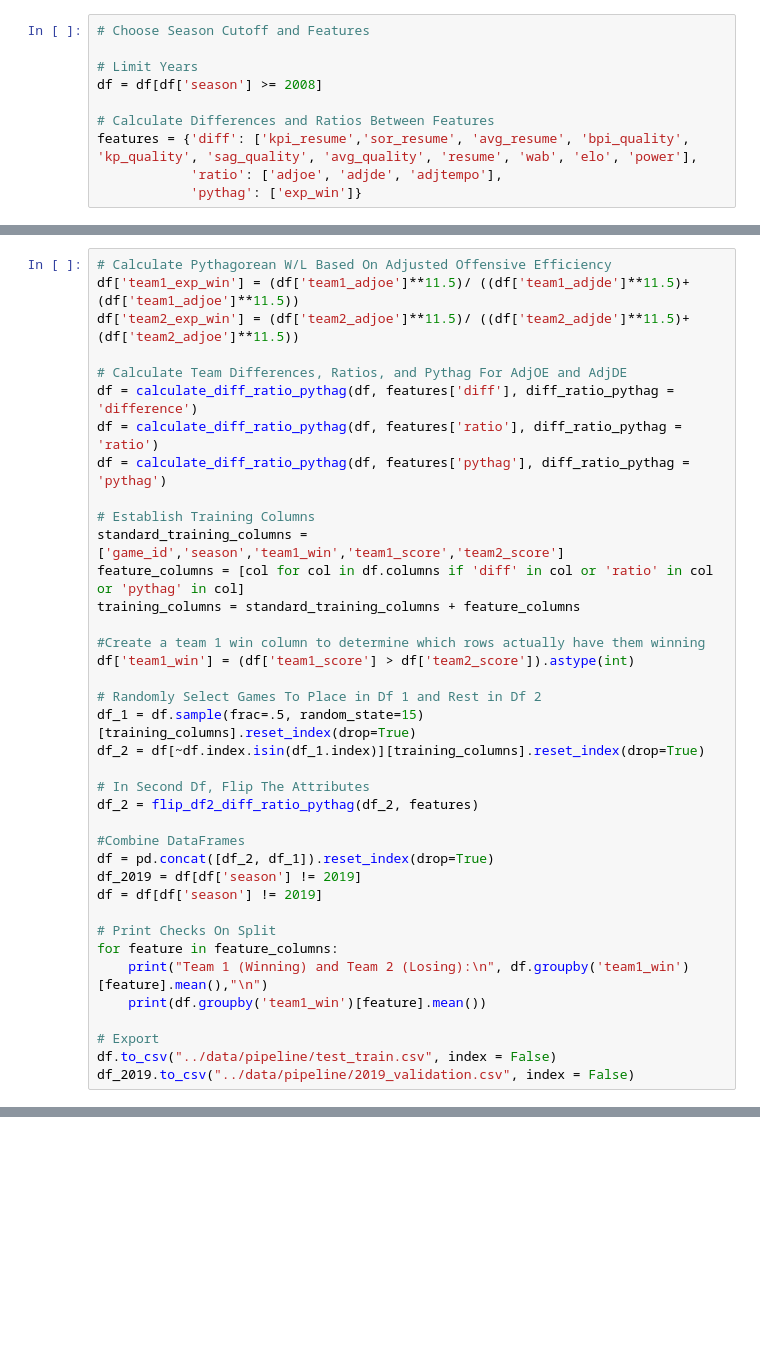
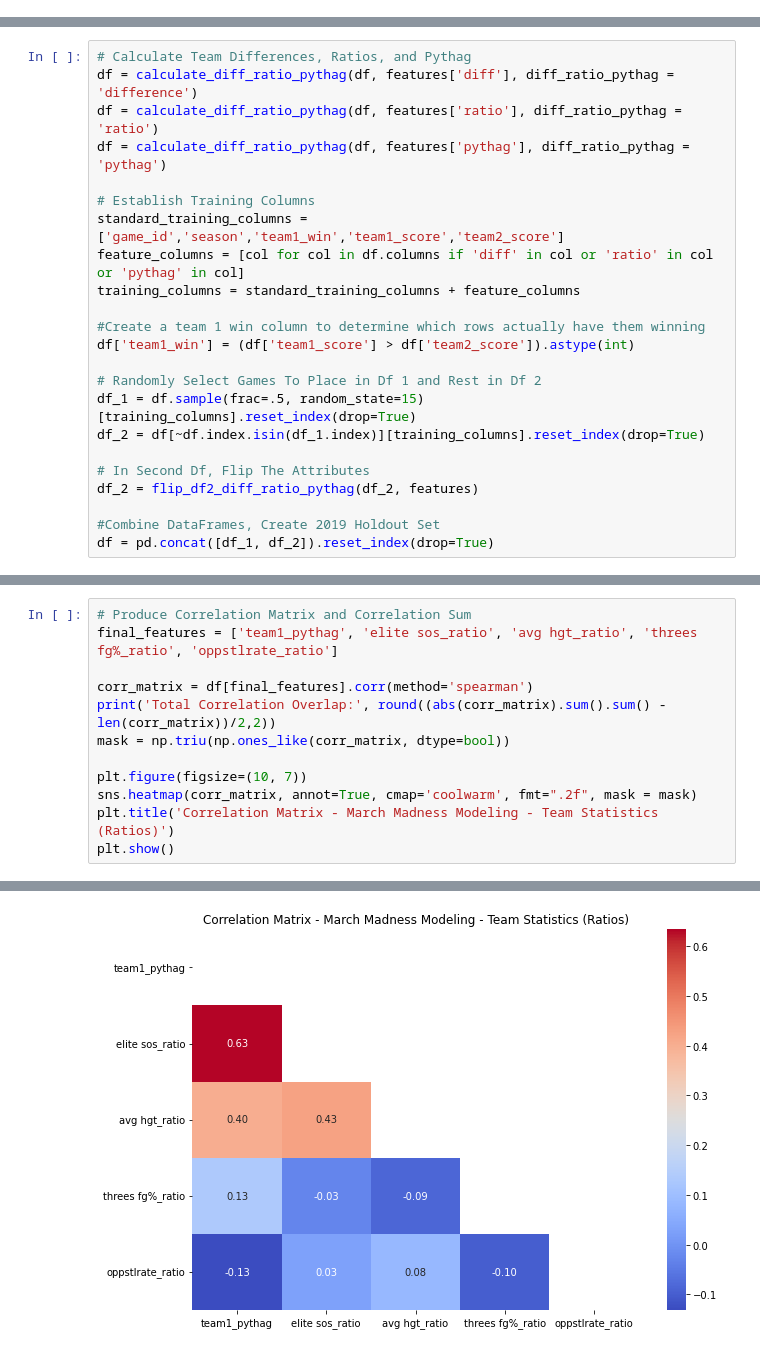
Before and after one commit to peterlmajors/The_Perfect_Bracket, a Jupyter notebook: exploration/feature_creation.ipynb, the cells around one changed output, grey strips where cells are left out. Saved outputs shown, nothing was run; the diff lists cells and outputs as text; blank space fills up the shorter version.

```diff
--- a/exploration/feature_creation.ipynb
+++ b/exploration/feature_creation.ipynb
@@ -54,10 +50,0 @@ df.head(1)
-# %%
-# Choose Season Cutoff and Features
-
-# Limit Years
-df = df[df['season'] >= 2008]
-
-# Calculate Differences and Ratios Between Features
-features = {'diff': ['kpi_resume','sor_resume', 'avg_resume', 'bpi_quality', 'kp_quality', 'sag_quality', 'avg_quality', 'resume', 'wab', 'elo', 'power'],
-            'ratio': ['adjoe', 'adjde', 'adjtempo'],
-            'pythag': ['exp_win']}
@@ -64,9 +74,5 @@ features = {'diff': ['kpi_resume','sor_resume', 'avg_resume', 'bpi_quality', 'kp
 # %%
-# Calculate Pythagorean W/L Based On Adjusted Offensive Efficiency
-df['team1_exp_win'] = (df['team1_adjoe']**11.5)/ ((df['team1_adjde']**11.5)+(df['team1_adjoe']**11.5))
-df['team2_exp_win'] = (df['team2_adjoe']**11.5)/ ((df['team2_adjde']**11.5)+(df['team2_adjoe']**11.5))
-
-# Calculate Team Differences, Ratios, and Pythag For AdjOE and AdjDE
+# Calculate Team Differences, Ratios, and Pythag
 df = calculate_diff_ratio_pythag(df, features['diff'], diff_ratio_pythag = 'difference')
 df = calculate_diff_ratio_pythag(df, features['ratio'], diff_ratio_pythag = 'ratio')
 df = calculate_diff_ratio_pythag(df, features['pythag'], diff_ratio_pythag = 'pythag')
@@ -86,16 +92,5 @@ df_2 = df[~df.index.isin(df_1.index)][training_columns].reset_index(drop=True)
 # In Second Df, Flip The Attributes
 df_2 = flip_df2_diff_ratio_pythag(df_2, features)
 
-#Combine DataFrames
-df = pd.concat([df_2, df_1]).reset_index(drop=True)
-df_2019 = df[df['season'] != 2019]
-df = df[df['season'] != 2019]
-
-# Print Checks On Split
-for feature in feature_columns:
-    print("Team 1 (Winning) and Team 2 (Losing):\n", df.groupby('team1_win')[feature].mean(),"\n")
-    print(df.groupby('team1_win')[feature].mean())
-
-# Export
-df.to_csv("../data/pipeline/test_train.csv", index = False)
-df_2019.to_csv("../data/pipeline/2019_validation.csv", index = False)
+#Combine DataFrames, Create 2019 Holdout Set
+df = pd.concat([df_1, df_2]).reset_index(drop=True)
@@ -107,0 +143,13 @@ df.shape
+# %%
+# Produce Correlation Matrix and Correlation Sum
+final_features = ['team1_pythag', 'elite sos_ratio', 'avg hgt_ratio', 'threes fg%_ratio', 'oppstlrate_ratio']
+
+corr_matrix = df[final_features].corr(method='spearman')
+print('Total Correlation Overlap:', round((abs(corr_matrix).sum().sum() - len(corr_matrix))/2,2))
+mask = np.triu(np.ones_like(corr_matrix, dtype=bool))
+
+plt.figure(figsize=(10, 7))
+sns.heatmap(corr_matrix, annot=True, cmap='coolwarm', fmt=".2f", mask = mask)
+plt.title('Correlation Matrix - March Madness Modeling - Team Statistics (Ratios)')
+plt.show()
+# %% [output]
@@ -107,0 +157 @@ df.shape
+[figure, added]
```
Also changed, not shown: parts of 9 cells of this notebook, 2 other files.
